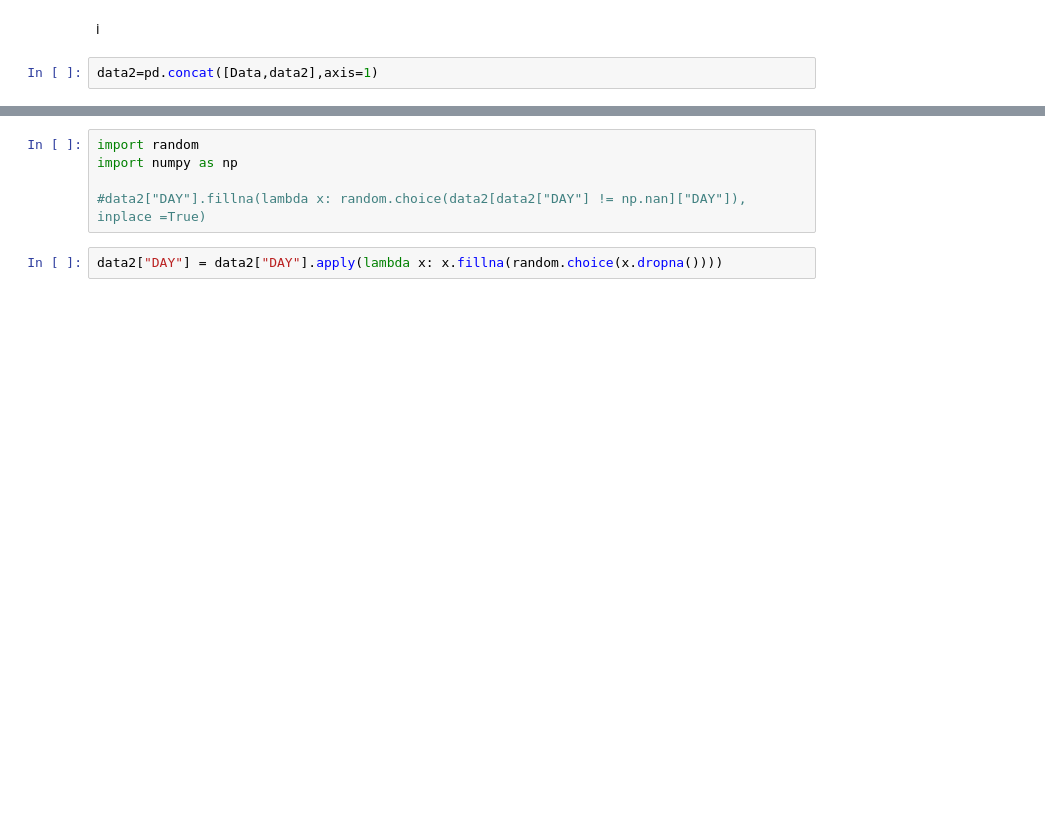
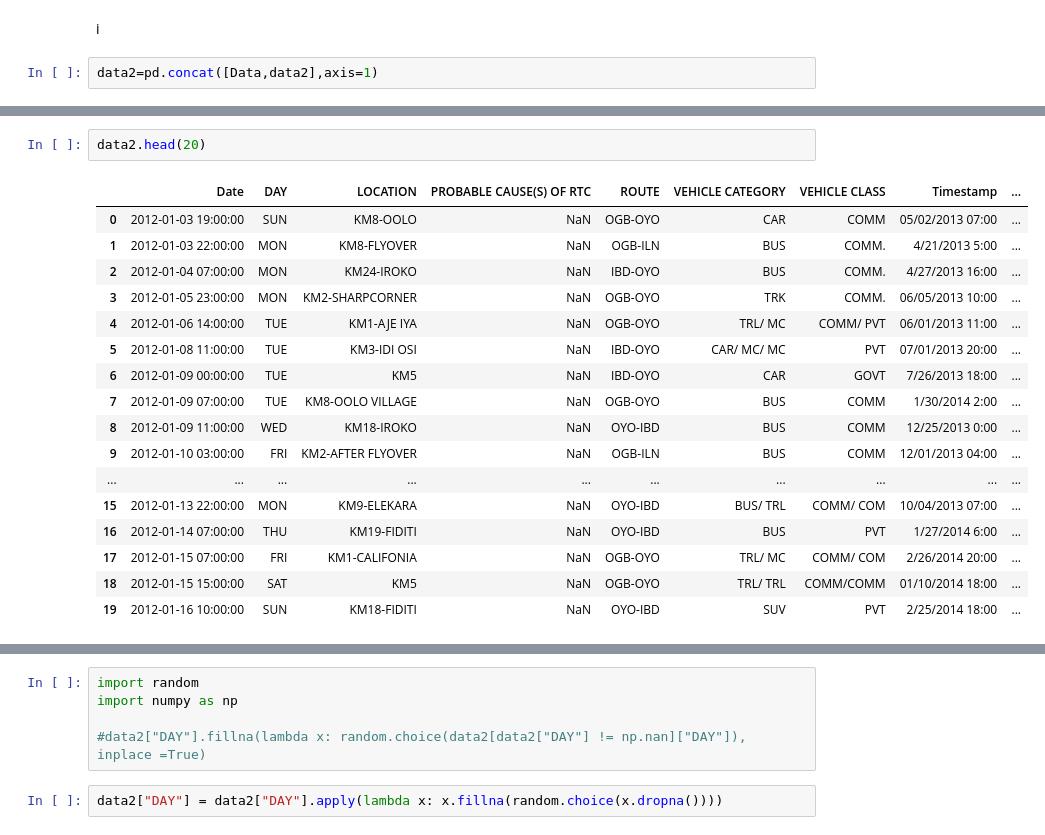
Before and after one commit to OGsiji/Transrisk-Innovation, a Jupyter notebook: Transrisk_Innovation_Simulation.ipynb, the cells around one changed output, grey strips where cells are left out. Saved outputs shown, nothing was run; the diff lists cells and outputs as text; blank space fills up the shorter version.

```diff
--- a/Transrisk_Innovation_Simulation.ipynb
+++ b/Transrisk_Innovation_Simulation.ipynb
@@ -118,3 +252,23 @@ data2.head()
+# %%
+data2.head(20)
+# %% [output]
+|  | Date | DAY | LOCATION | PROBABLE CAUSE(S) OF RTC | ROUTE | VEHICLE CATEGORY | VEHICLE CLASS | Timestamp | ... |
+| 0 | 2012-01-03 19:00:00 | SUN | KM8-OOLO | NaN | OGB-OYO | CAR | COMM | 05/02/2013 07:00 | ... |
+| 1 | 2012-01-03 22:00:00 | MON | KM8-FLYOVER | NaN | OGB-ILN | BUS | COMM. | 4/21/2013 5:00 | ... |
+| 2 | 2012-01-04 07:00:00 | MON | KM24-IROKO | NaN | IBD-OYO | BUS | COMM. | 4/27/2013 16:00 | ... |
+| 3 | 2012-01-05 23:00:00 | MON | KM2-SHARPCORNER | NaN | OGB-OYO | TRK | COMM. | 06/05/2013 10:00 | ... |
+| 4 | 2012-01-06 14:00:00 | TUE | KM1-AJE IYA | NaN | OGB-OYO | TRL/ MC | COMM/ PVT | 06/01/2013 11:00 | ... |
+| 5 | 2012-01-08 11:00:00 | TUE | KM3-IDI OSI | NaN | IBD-OYO | CAR/ MC/ MC | PVT | 07/01/2013 20:00 | ... |
+| 6 | 2012-01-09 00:00:00 | TUE | KM5 | NaN | IBD-OYO | CAR | GOVT | 7/26/2013 18:00 | ... |
+| 7 | 2012-01-09 07:00:00 | TUE | KM8-OOLO VILLAGE | NaN | OGB-OYO | BUS | COMM | 1/30/2014 2:00 | ... |
+| 8 | 2012-01-09 11:00:00 | WED | KM18-IROKO | NaN | OYO-IBD | BUS | COMM | 12/25/2013 0:00 | ... |
+| 9 | 2012-01-10 03:00:00 | FRI | KM2-AFTER FLYOVER | NaN | OGB-ILN | BUS | COMM | 12/01/2013 04:00 | ... |
+| ... | ... | ... | ... | ... | ... | ... | ... | ... | ... |
+| 15 | 2012-01-13 22:00:00 | MON | KM9-ELEKARA | NaN | OYO-IBD | BUS/ TRL | COMM/ COM | 10/04/2013 07:00 | ... |
+| 16 | 2012-01-14 07:00:00 | THU | KM19-FIDITI | NaN | OYO-IBD | BUS | PVT | 1/27/2014 6:00 | ... |
+| 17 | 2012-01-15 07:00:00 | FRI | KM1-CALIFONIA | NaN | OGB-OYO | TRL/ MC | COMM/ COM | 2/26/2014 20:00 | ... |
+| 18 | 2012-01-15 15:00:00 | SAT | KM5 | NaN | OGB-OYO | TRL/ TRL | COMM/COMM | 01/10/2014 18:00 | ... |
+| 19 | 2012-01-16 10:00:00 | SUN | KM18-FIDITI | NaN | OYO-IBD | SUV | PVT | 2/25/2014 18:00 | ... |
 # %%
 data2.tail()
 # %% [output]
```
Also changed, not shown: parts of 47 cells of this notebook.
